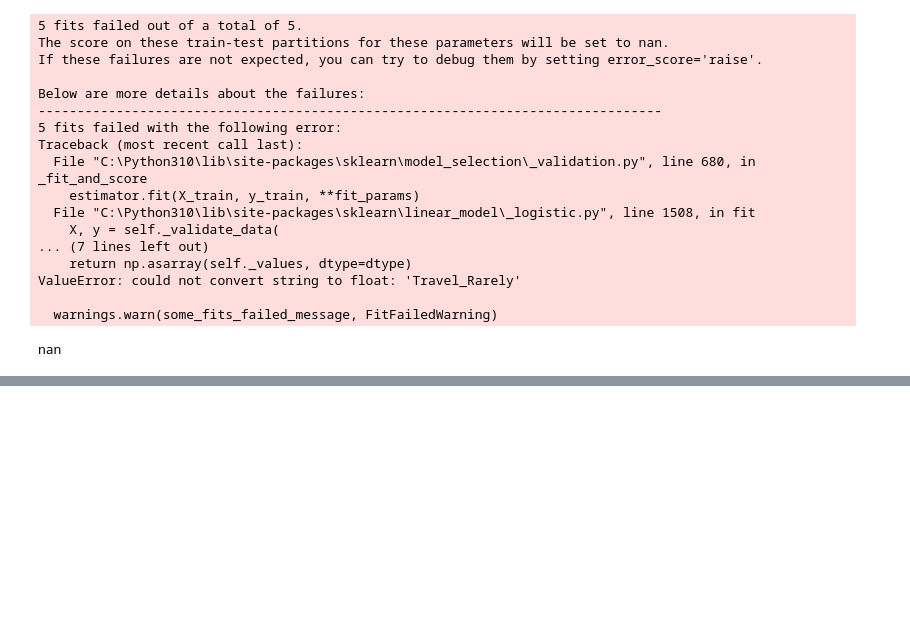
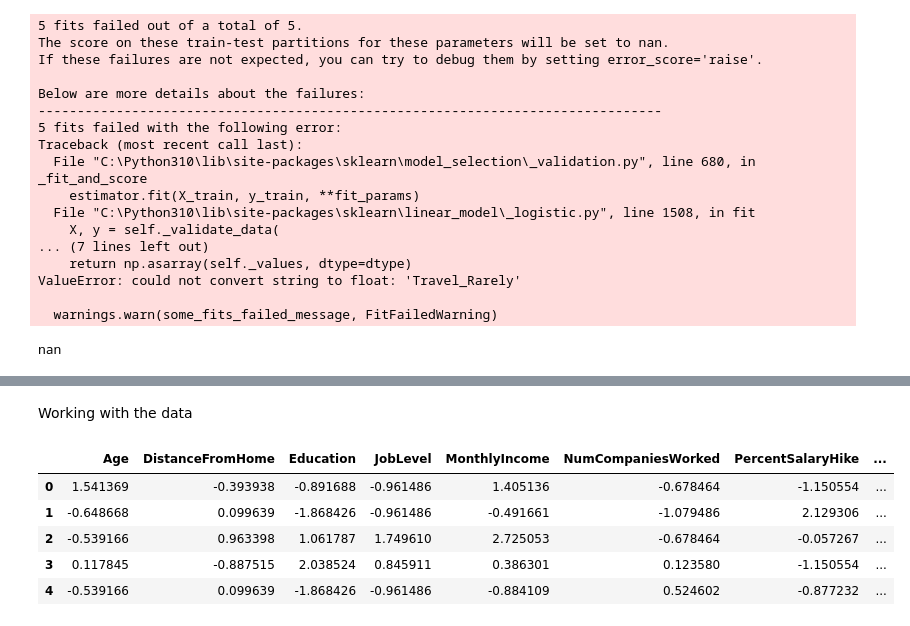
Before and after one commit to Plexiglace-EL/projet-IA, a Jupyter notebook: Model.ipynb, the cells around one changed output, grey strips where cells are left out. Drawn from its saved outputs; the diff is of its cells as text; code cells hidden in the pictures; blank space fills up the shorter version.

```diff
--- a/Model.ipynb
+++ b/Model.ipynb
@@ -294,0 +312,2 @@ ValueError: could not convert string to float: 'Travel_Rarely'
+# %% [markdown]
+Working with the data
@@ -294,0 +319,14 @@ ValueError: could not convert string to float: 'Travel_Rarely'
+# %%
+X_corr = X.loc[:, num_attribs]
+X_corr = X_corr.drop(columns=['StandardHours'])
+X_corr['Attrition'] = y.copy()
+X_corr = personnal_encoder(X_corr, 'Attrition')
+
+X_corr.head()
+# %% [output]
+|  | Age | DistanceFromHome | Education | JobLevel | MonthlyIncome | NumCompaniesWorked | PercentSalaryHike | ... |
+| 0 | 1.541369 | -0.393938 | -0.891688 | -0.961486 | 1.405136 | -0.678464 | -1.150554 | ... |
+| 1 | -0.648668 | 0.099639 | -1.868426 | -0.961486 | -0.491661 | -1.079486 | 2.129306 | ... |
+| 2 | -0.539166 | 0.963398 | 1.061787 | 1.749610 | 2.725053 | -0.678464 | -0.057267 | ... |
+| 3 | 0.117845 | -0.887515 | 2.038524 | 0.845911 | 0.386301 | 0.123580 | -1.150554 | ... |
+| 4 | -0.539166 | 0.099639 | -1.868426 | -0.961486 | -0.884109 | 0.524602 | -0.877232 | ... |
```
Also changed, not shown: parts of 15 cells of this notebook.
